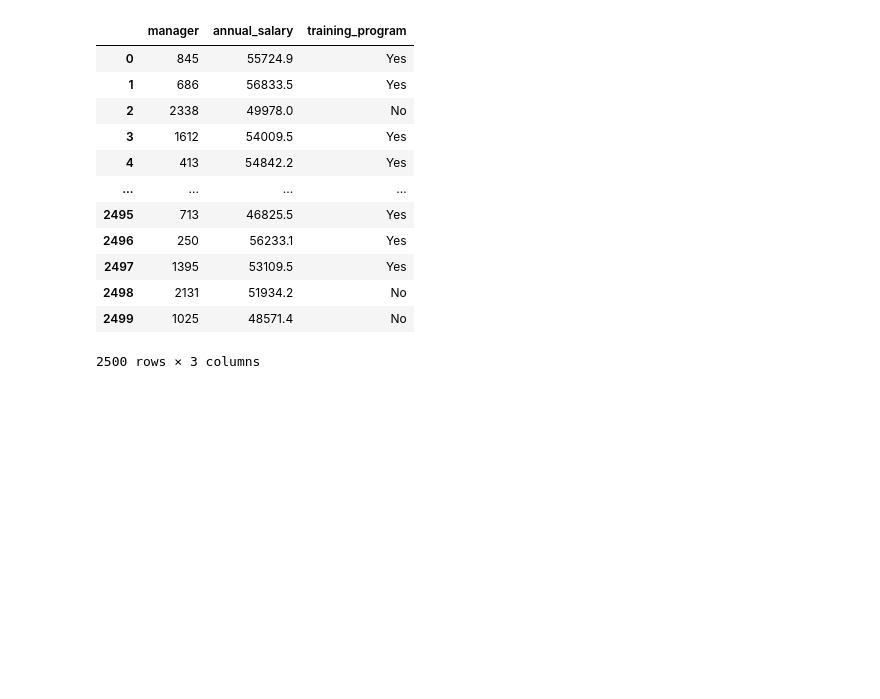
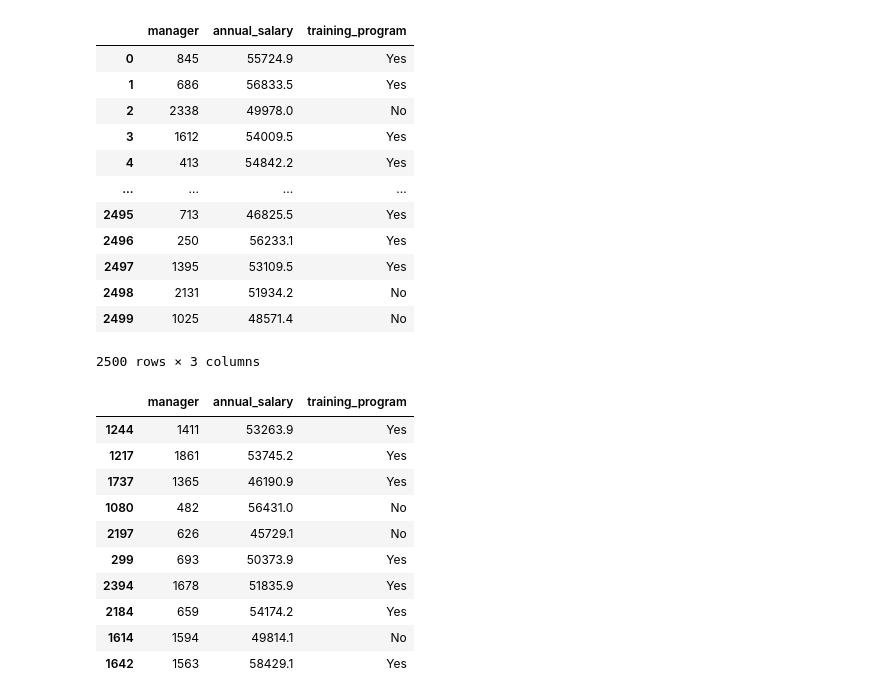
Before and after one commit to Arizonagong/Arizonagong.github.io, a Jupyter notebook: sampling_dist.ipynb, the cells around one changed output. Cells and saved outputs as stored; diff of their text form; code cells hidden in the pictures; blank space fills up the shorter version.

```diff
--- a/sampling_dist.ipynb
+++ b/sampling_dist.ipynb
@@ -49,3 +49,18 @@ df
 | 2498 | 2131 | 51934.2 | No |
 | 2499 | 1025 | 48571.4 | No |
 2500 rows × 3 columns
+# %%
+# Let's do random sampling
+df.sample(10)
+# %% [output]
+|  | manager | annual_salary | training_program |
+| 1244 | 1411 | 53263.9 | Yes |
+| 1217 | 1861 | 53745.2 | Yes |
+| 1737 | 1365 | 46190.9 | Yes |
+| 1080 | 482 | 56431.0 | No |
+| 2197 | 626 | 45729.1 | No |
+| 299 | 693 | 50373.9 | Yes |
+| 2394 | 1678 | 51835.9 | Yes |
+| 2184 | 659 | 54174.2 | Yes |
+| 1614 | 1594 | 49814.1 | No |
+| 1642 | 1563 | 58429.1 | Yes |
```
Also changed, not shown: parts of 3 cells of this notebook, 7 other files.
